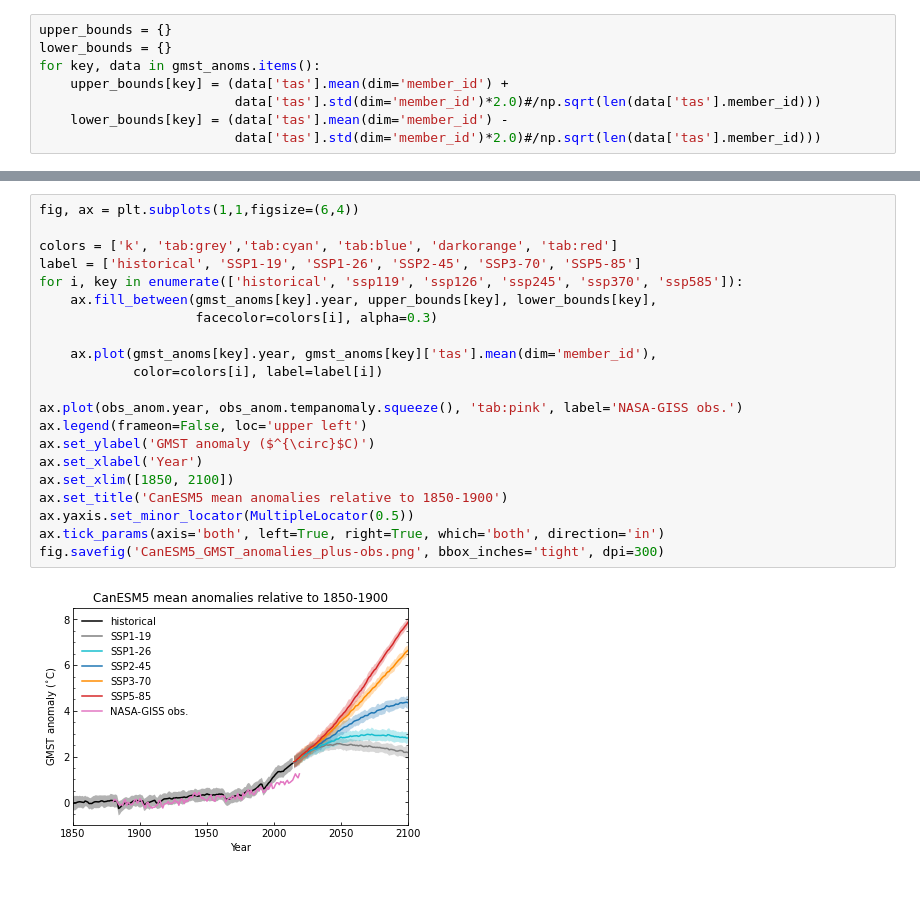
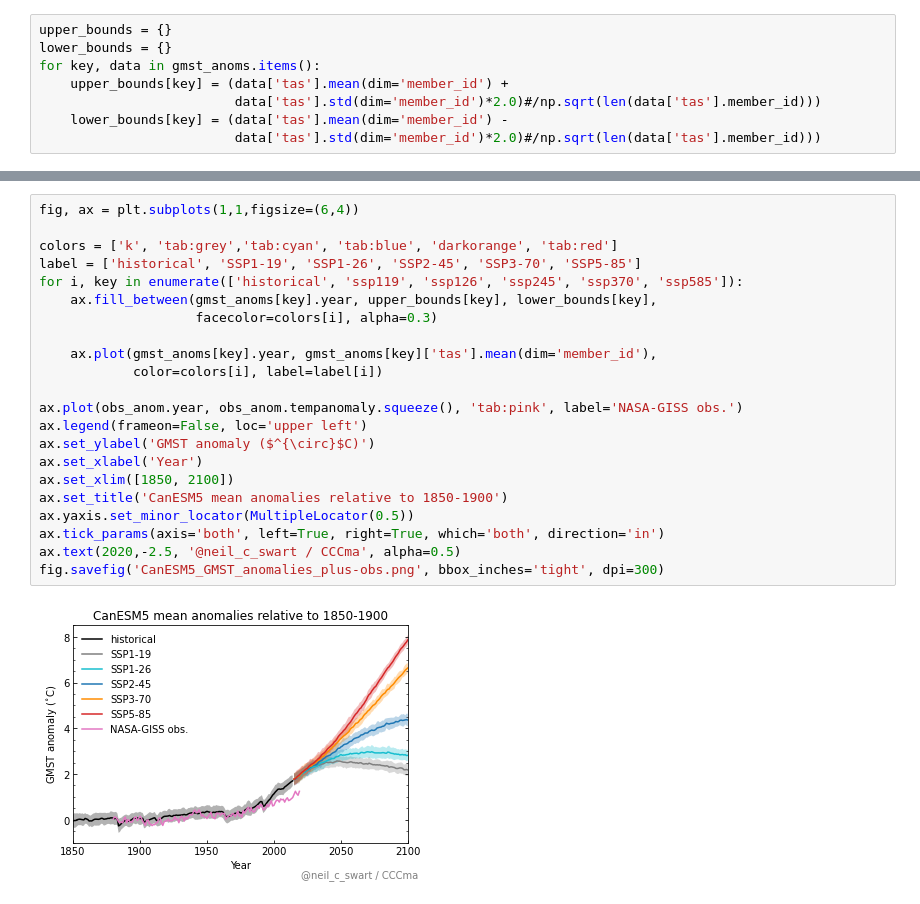
Before and after one commit to swartn/cmip6-gmst-anoms, a Jupyter notebook: gmst_canesm5.ipynb, the cells around one changed output, grey strips where cells are left out. Saved outputs shown, nothing was run; the diff lists cells and outputs as text.

```diff
--- a/gmst_canesm5.ipynb
+++ b/gmst_canesm5.ipynb
@@ -142,23 +131,24 @@ fig.savefig('CanESM5_GMST_anomalies_plus-obs.png', bbox_inches='tight', dpi=300)
 # %%
 fig, ax = plt.subplots(1,1,figsize=(6,4))
 
 colors = ['k', 'tab:grey','tab:cyan', 'tab:blue', 'darkorange', 'tab:red']
 label = ['historical', 'SSP1-19', 'SSP1-26', 'SSP2-45', 'SSP3-70', 'SSP5-85']
 for i, key in enumerate(['historical', 'ssp119', 'ssp126', 'ssp245', 'ssp370', 'ssp585']):
     ax.fill_between(gmst_anoms[key].year, upper_bounds[key], lower_bounds[key],
                     facecolor=colors[i], alpha=0.3)
 
     ax.plot(gmst_anoms[key].year, gmst_anoms[key]['tas'].mean(dim='member_id'),
             color=colors[i], label=label[i])
 
 ax.plot(obs_anom.year, obs_anom.tempanomaly.squeeze(), 'tab:pink', label='NASA-GISS obs.')
 ax.legend(frameon=False, loc='upper left')
 ax.set_ylabel('GMST anomaly ($^{\circ}$C)')
 ax.set_xlabel('Year')
 ax.set_xlim([1850, 2100])
 ax.set_title('CanESM5 mean anomalies relative to 1850-1900')
 ax.yaxis.set_minor_locator(MultipleLocator(0.5))
 ax.tick_params(axis='both', left=True, right=True, which='both', direction='in')
+ax.text(2020,-2.5, '@neil_c_swart / CCCma', alpha=0.5)
 fig.savefig('CanESM5_GMST_anomalies_plus-obs.png', bbox_inches='tight', dpi=300)
 # %% [output]
-[figure, old version]
+[figure, new version]
```
Also changed, not shown: parts of 6 cells of this notebook, 2 other files.
